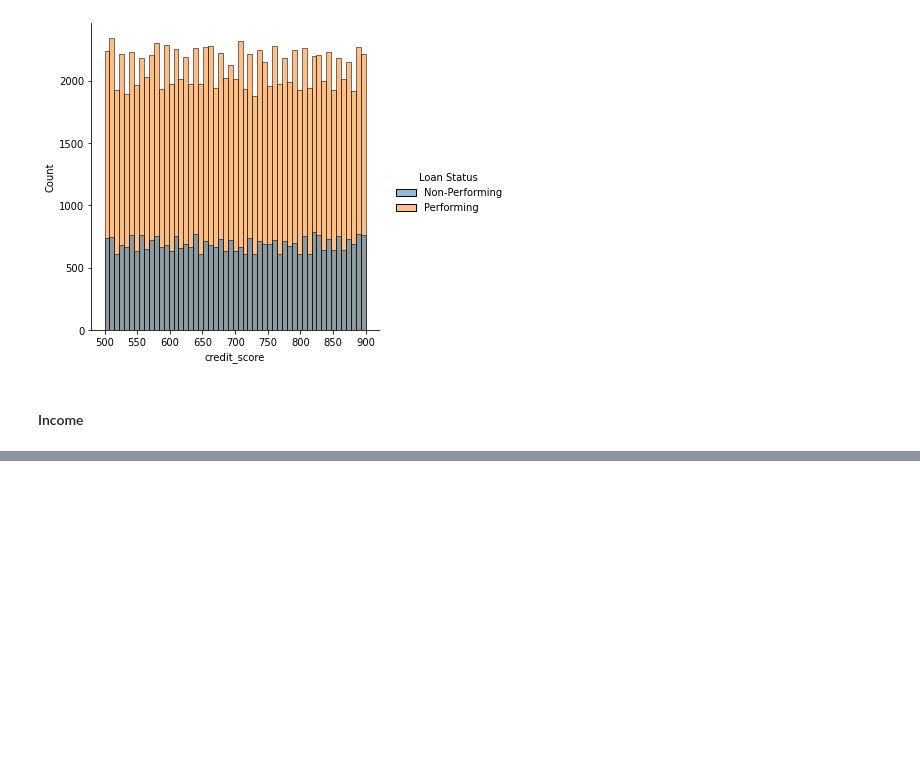
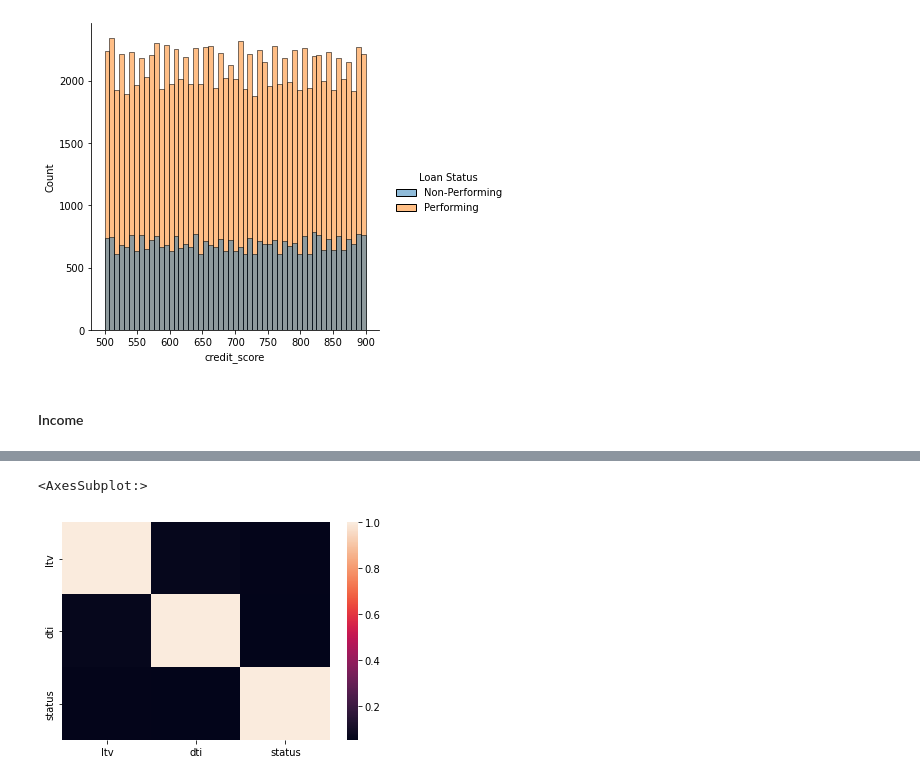
Before and after one commit to bjpayne/mortgage-underwriting-assistant, a Jupyter notebook: report-notebook.ipynb, the cells around one changed output, grey strips where cells are left out. Cells and saved outputs as stored; diff of their text form; code cells hidden in the pictures; blank space fills up the shorter version.

```diff
--- a/report-notebook.ipynb
+++ b/report-notebook.ipynb
@@ -72,0 +80,2 @@ sns.displot(da)
+# %%
+ltv_dti_corr = dataset[['ltv', 'dti', 'status']].corr()
@@ -72,0 +89,5 @@ sns.displot(da)
+# %%
+sns.heatmap(ltv_dti_corr)
+# %% [output]
+<AxesSubplot:>
+[figure, added]
```
Also changed, not shown: parts of 8 cells of this notebook, 2 other files.
